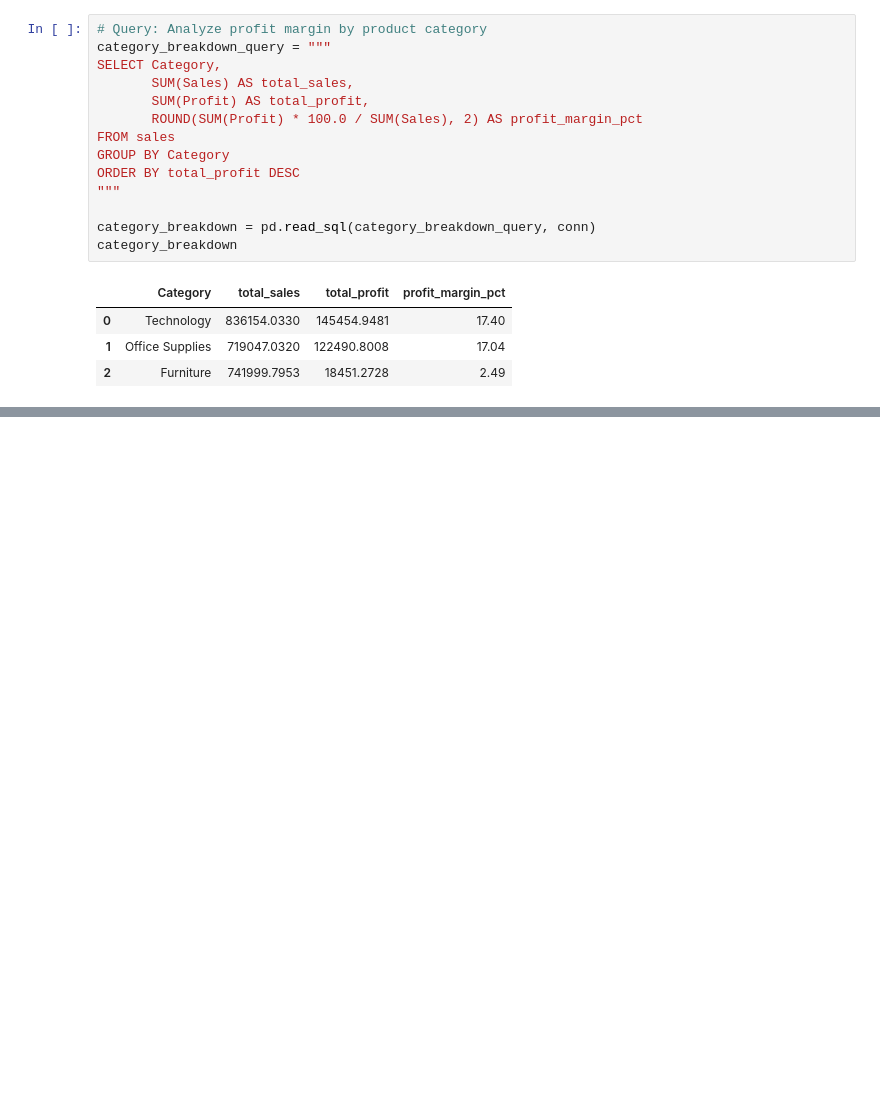
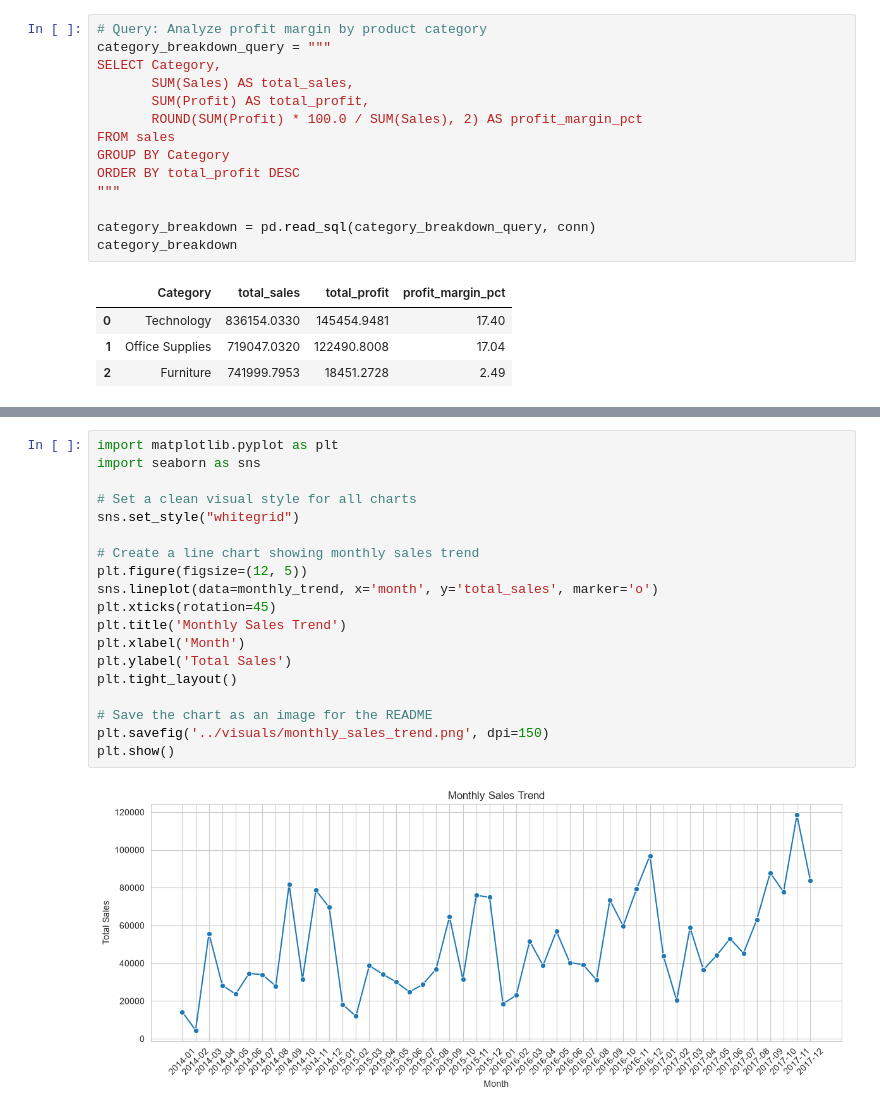
Before and after one commit to sh-nipun/retail-sales-analysis, a Jupyter notebook: notebooks/analysis.ipynb, the cells around one changed output, grey strips where cells are left out. Saved outputs shown, nothing was run; the diff lists cells and outputs as text; blank space fills up the shorter version.

Commit message:
Add SQL analysis and visualizations with insights

```diff
--- a/notebooks/analysis.ipynb
+++ b/notebooks/analysis.ipynb
@@ -453,0 +473,21 @@ category_breakdown
+# %%
+import matplotlib.pyplot as plt
+import seaborn as sns
+
+# Set a clean visual style for all charts
+sns.set_style("whitegrid")
+
+# Create a line chart showing monthly sales trend
+plt.figure(figsize=(12, 5))
+sns.lineplot(data=monthly_trend, x='month', y='total_sales', marker='o')
+plt.xticks(rotation=45)
+plt.title('Monthly Sales Trend')
+plt.xlabel('Month')
+plt.ylabel('Total Sales')
+plt.tight_layout()
+
+# Save the chart as an image for the README
+plt.savefig('../visuals/monthly_sales_trend.png', dpi=150)
+plt.show()
+# %% [output]
+[figure, added]
```
Also changed, not shown: parts of 6 cells of this notebook, 4 other files.
